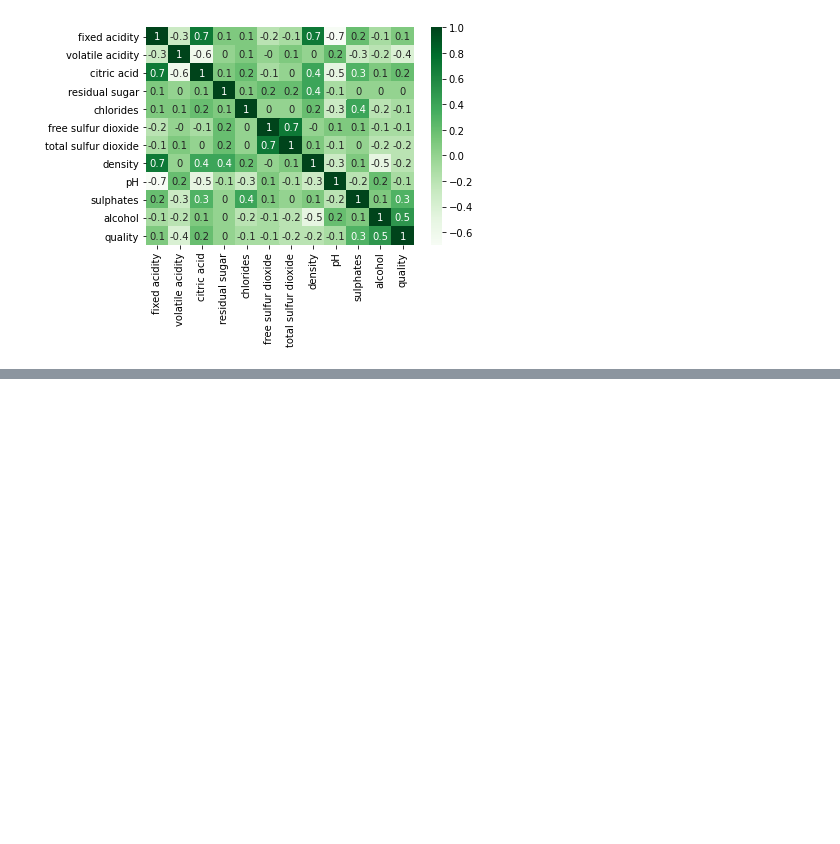
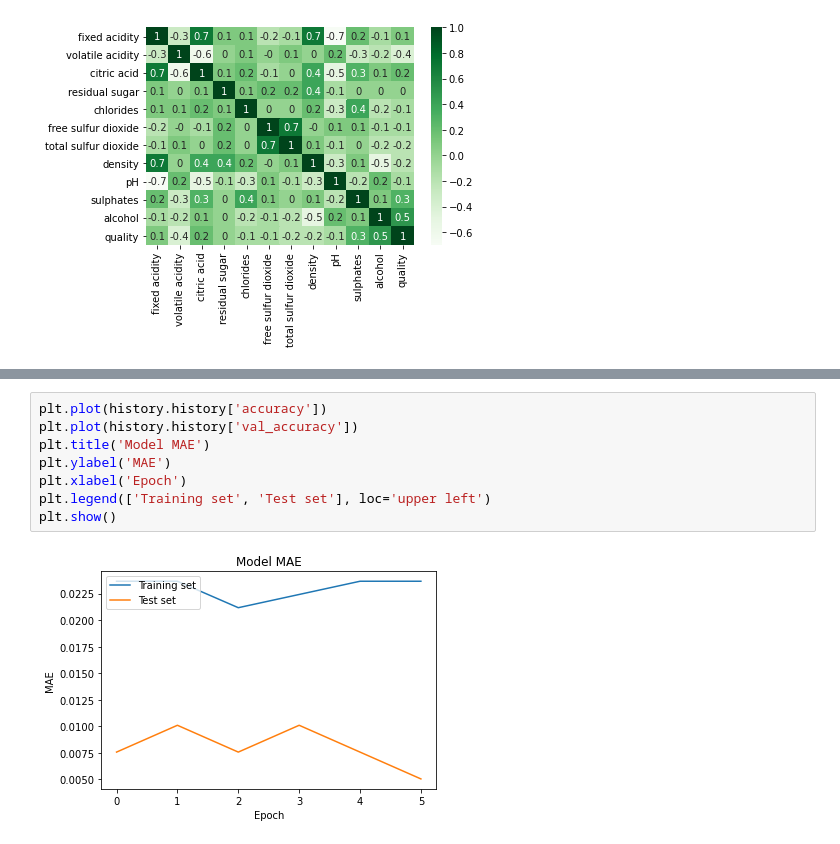
Before and after one commit to ingriderika/Py2b_erika_staffansdotter, a Jupyter notebook: week3/Assignment3FreshData.ipynb, the cells around one changed output, grey strips where cells are left out. Drawn from its saved outputs; the diff is of its cells as text; blank space fills up the shorter version.

```diff
--- a/week3/Assignment3FreshData.ipynb
+++ b/week3/Assignment3FreshData.ipynb
@@ -785,0 +801,10 @@ The normalized MAE is 0.015634771436452866
+# %%
+plt.plot(history.history['accuracy'])
+plt.plot(history.history['val_accuracy'])
+plt.title('Model MAE')
+plt.ylabel('MAE')
+plt.xlabel('Epoch')
+plt.legend(['Training set', 'Test set'], loc='upper left')
+plt.show()
+# %% [output]
+[figure, added]
```
Also changed, not shown: parts of 11 cells of this notebook.
